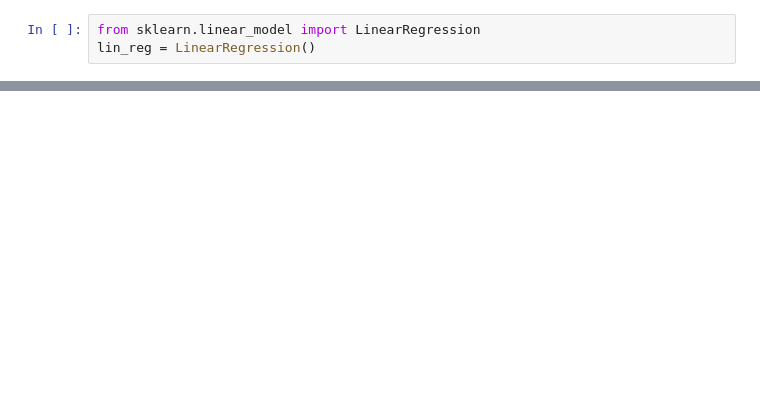
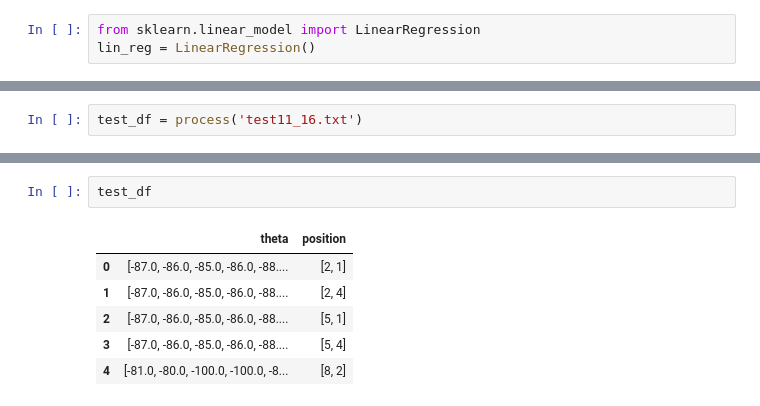
Before and after one commit to miligithub/open-indoor-localization, a Jupyter notebook: python/ml.ipynb, the cells around one changed output, grey strips where cells are left out. Cells and saved outputs as stored; diff of their text form; blank space fills up the shorter version.

Commit message:
add process function

```diff
--- a/python/ml.ipynb
+++ b/python/ml.ipynb
@@ -304,0 +362,2 @@ plt.show()
+# %%
+test_df = process('test11_16.txt')
@@ -304,0 +370,9 @@ plt.show()
+# %%
+test_df
+# %% [output]
+|  | theta | position |
+| 0 | [-87.0, -86.0, -85.0, -86.0, -88.... | [2, 1] |
+| 1 | [-87.0, -86.0, -85.0, -86.0, -88.... | [2, 4] |
+| 2 | [-87.0, -86.0, -85.0, -86.0, -88.... | [5, 1] |
+| 3 | [-87.0, -86.0, -85.0, -86.0, -88.... | [5, 4] |
+| 4 | [-81.0, -80.0, -100.0, -100.0, -8... | [8, 2] |
```
Also changed, not shown: parts of 15 cells of this notebook.
